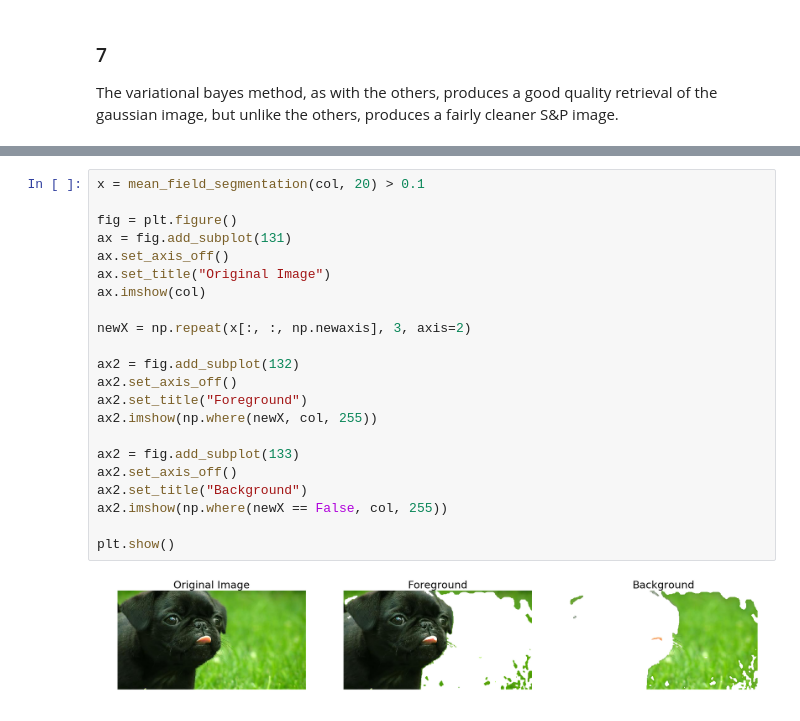
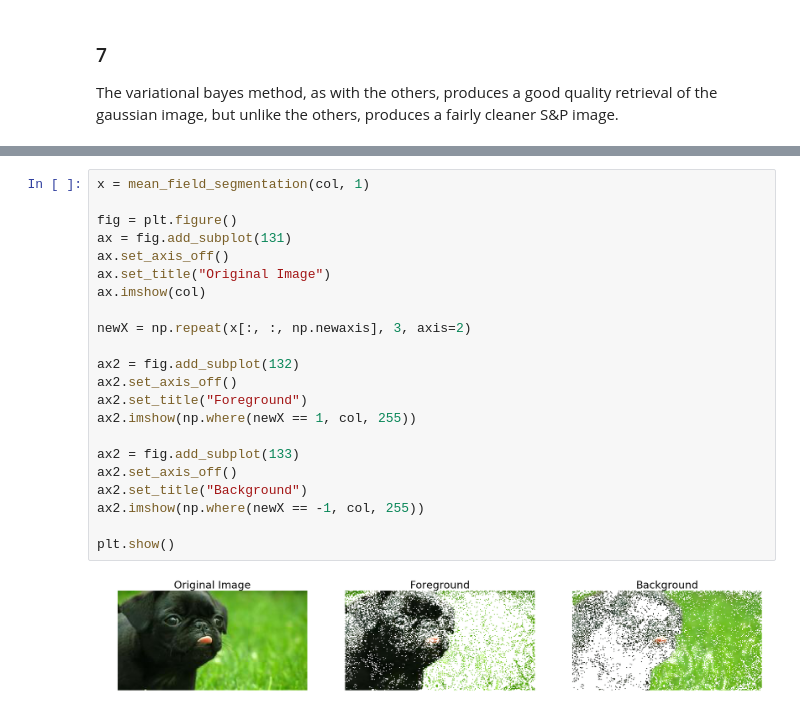
Before and after one commit to Briggybros/Uni-Machine-Learning, a Jupyter notebook: Inference/Inference.ipynb, the cells around one changed output, grey strips where cells are left out. Saved outputs shown, nothing was run; the diff lists cells and outputs as text.

Commit message:
do "proper" segmentation

```diff
--- a/Inference/Inference.ipynb
+++ b/Inference/Inference.ipynb
@@ -552,26 +559,26 @@ def mean_field_segmentation(img, iterations):
         muPrev = np.copy(mu)
     return mu;
 # %%
-x = mean_field_segmentation(col, 20) > 0.1
+x = mean_field_segmentation(col, 1)
 
 fig = plt.figure()
 ax = fig.add_subplot(131)
 ax.set_axis_off()
 ax.set_title("Original Image")
 ax.imshow(col)
 
 newX = np.repeat(x[:, :, np.newaxis], 3, axis=2)
 
 ax2 = fig.add_subplot(132)
 ax2.set_axis_off()
 ax2.set_title("Foreground")
-ax2.imshow(np.where(newX, col, 255))
+ax2.imshow(np.where(newX == 1, col, 255))
 
 ax2 = fig.add_subplot(133)
 ax2.set_axis_off()
 ax2.set_title("Background")
-ax2.imshow(np.where(newX == False, col, 255))
+ax2.imshow(np.where(newX == -1, col, 255))
 
 plt.show()
 # %% [output]
-[figure, old version]
+[figure, new version]
```
Also changed, not shown: parts of 3 cells of this notebook.
